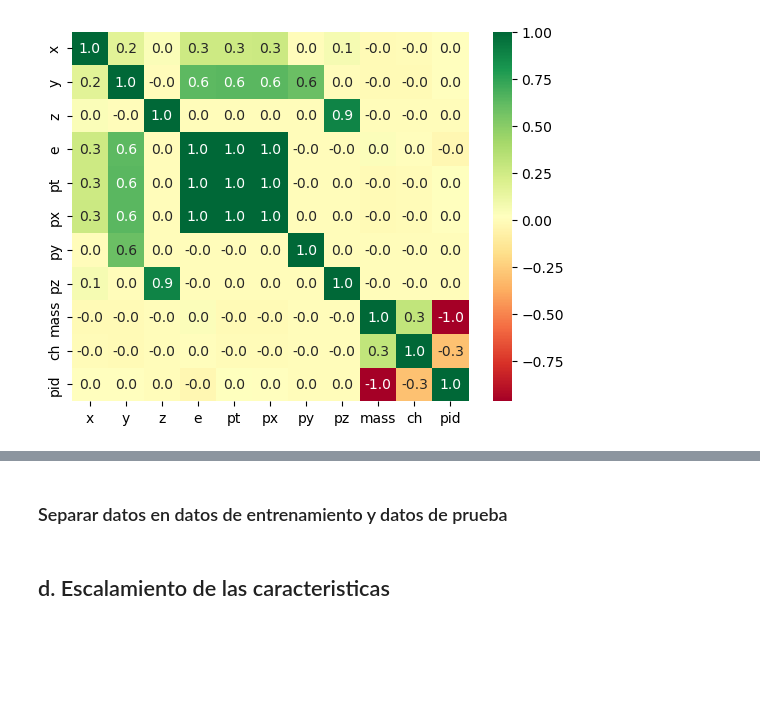
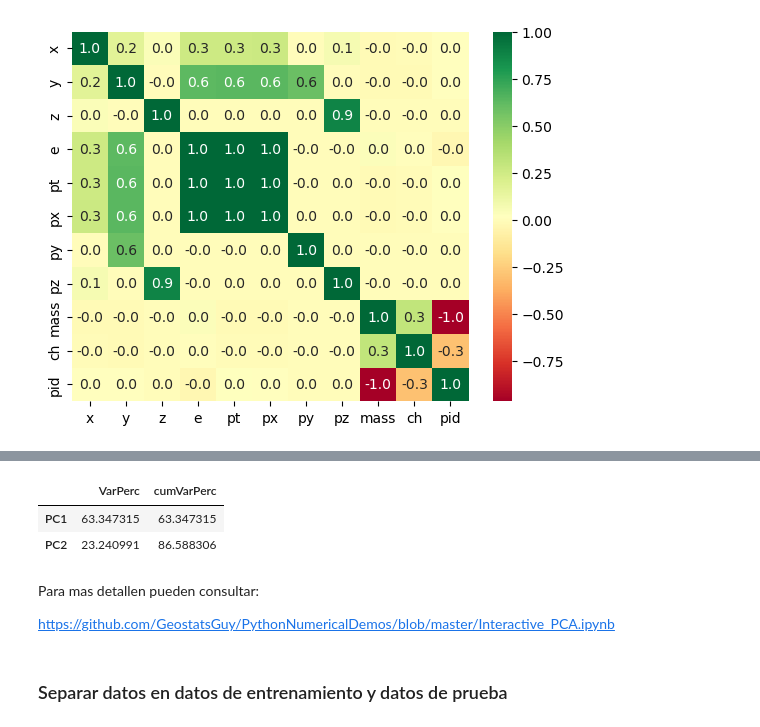
Before and after one commit to isadoji/mspf23, a Jupyter notebook: 2. Pre-procesamiento de datos.ipynb, the cells around one changed output, grey strips where cells are left out. Cells and saved outputs as stored; diff of their text form; code cells hidden in the pictures; blank space fills up the shorter version.

```diff
--- a/2.Pre-procesamiento de datos.ipynb
+++ b/2. Pre-procesamiento de datos.ipynb
@@ -287,0 +353,13 @@ Y = dataset.iloc[:, -1].values #pid
+# %%
+#El algoritmo va a aplicar la prueba de Fisher a todos los atributos y va a seleccionar los que mejor resultado obtuvieron.
+
+from sklearn.feature_selection import SelectKBest #SelectKBest removes all but the highest scoring features
+from sklearn.feature_selection import chi2, f_classif , r_regression #Pearson
+k = 5  # número de atributos a seleccionar
+y = dataset['pid'] # variable dependiente
+x = dataset.drop(['pid'], axis=1) #  variable independiente
+columnas = list(x.columns.values)
+seleccionadas = SelectKBest(r_regression, k=k).fit(x, y)
+atrib = seleccionadas.get_support()
+atributos = [columnas[i] for i in list(atrib.nonzero()[0])]
+atributos
@@ -288,3 +423,23 @@ Y = dataset.iloc[:, -1].values #pid
+# %%
+from sklearn.decomposition import PCA
+
+PCA = PCA(n_components=2)
+components = PCA.fit_transform(x)
+PCA.components_
+
+cumVar = pd.DataFrame(np.cumsum(PCA.explained_variance_ratio_)*100,
+                      columns=["cumVarPerc"])
+expVar = pd.DataFrame(PCA.explained_variance_ratio_*100, columns=["VarPerc"])
+pd.concat([expVar, cumVar], axis=1)\
+    .rename(index={0: "PC1", 1: "PC2"})
+# %% [output]
+|  | VarPerc | cumVarPerc |
+| PC1 | 63.347315 | 63.347315 |
+| PC2 | 23.240991 | 86.588306 |
+# %% [markdown]
+Para mas detallen pueden consultar:
+
+https://github.com/GeostatsGuy/PythonNumericalDemos/blob/master/Interactive_PCA.ipynb
 # %% [markdown]
 ### Separar datos en datos de entrenamiento y datos de prueba
 # %%
@@ -294,2 +448,0 @@ X_train, X_test, Y_train, Y_test = train_test_split(X, Y, test_size = 0.2, rando
-# %% [markdown]
-## d. Escalamiento de las caracteristicas
```
Also changed, not shown: parts of 18 cells of this notebook.
